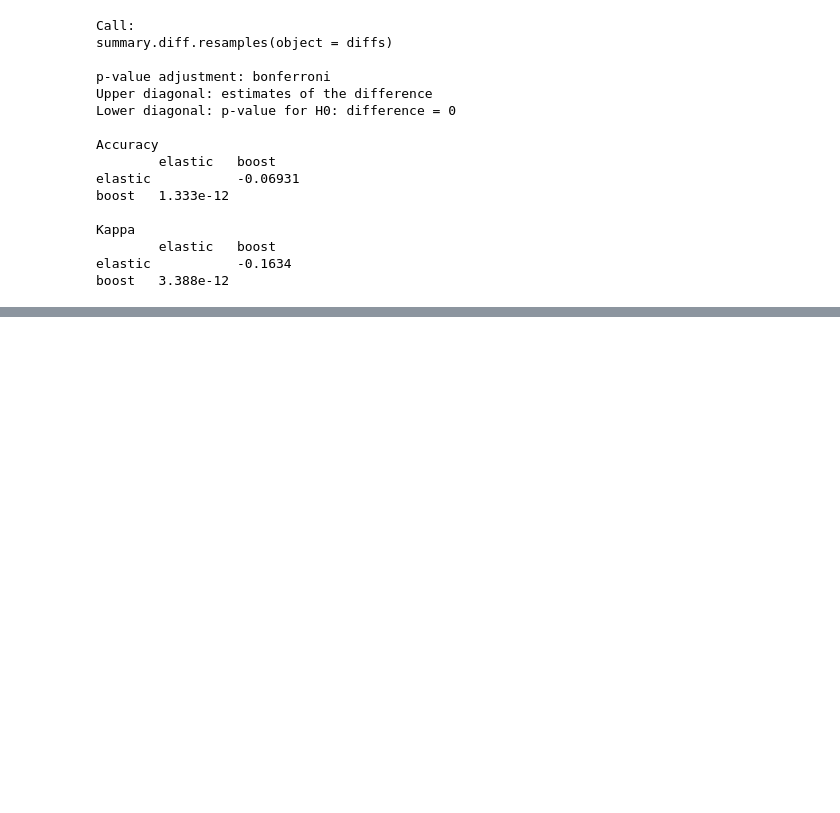
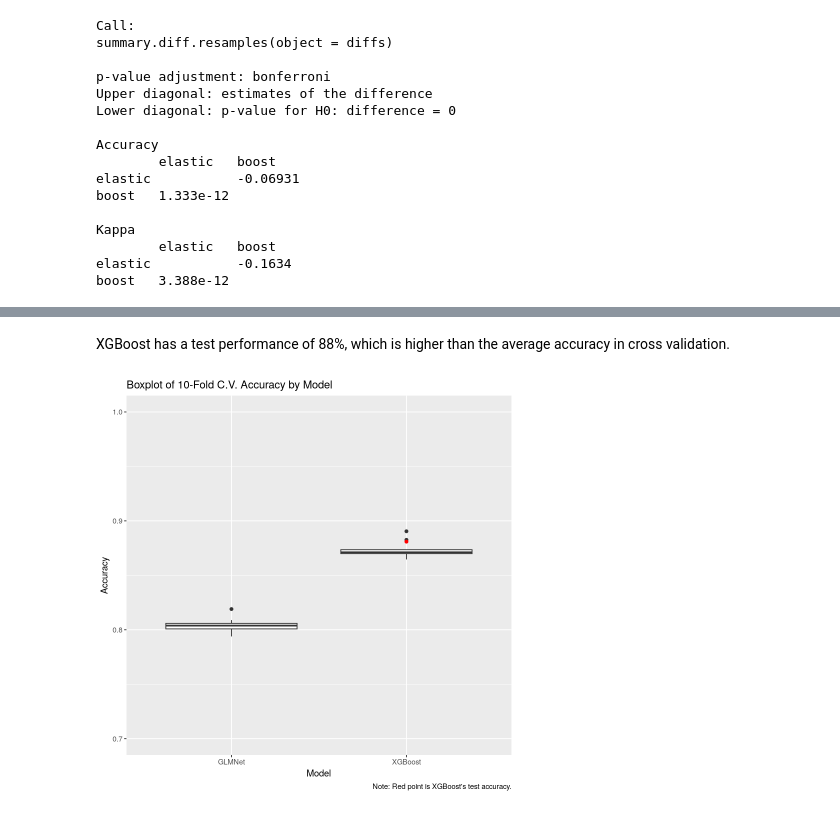
Before and after one commit to andrewit3/STAT656Project, a Jupyter notebook: FinalProject/train_models.ipynb, the cells around one changed output, grey strips where cells are left out. Drawn from its saved outputs; the diff is of its cells as text; code cells hidden in the pictures; blank space fills up the shorter version.

```diff
--- a/FinalProject/train_models.ipynb
+++ b/FinalProject/train_models.ipynb
@@ -404,0 +557,18 @@ boost   3.388e-12
+# %% [markdown]
+XGBoost has a test performance of 88%, which is higher than the average accuracy in cross validation.
+# %%
+cv_accuracy <- tibble(GLMNet = elasticOut$resample$Accuracy,
+                        XGBoost = boostOut$resample$Accuracy
+                       ) %>%
+    pivot_longer(c(GLMNet, XGBoost),names_to="Model", values_to="Accuracy")
+
+test_acc <- tibble(Model="XGBoost", Accuracy=mean(boostTestPreds == Ytest))
+
+ggplot() +
+    geom_boxplot(data=cv_accuracy, aes(x=Model, y=Accuracy)) +
+    geom_point(data=test_acc, aes(x=Model, y=Accuracy), color="red") +
+    ylim(0.7,1) +
+    labs(title="Boxplot of 10-Fold C.V. Accuracy by Model",
+         caption="Note: Red point is XGBoost's test accuracy.")
+# %% [output]
+[figure, added]
```
Also changed, not shown: parts of 16 cells of this notebook, 3 other files.
